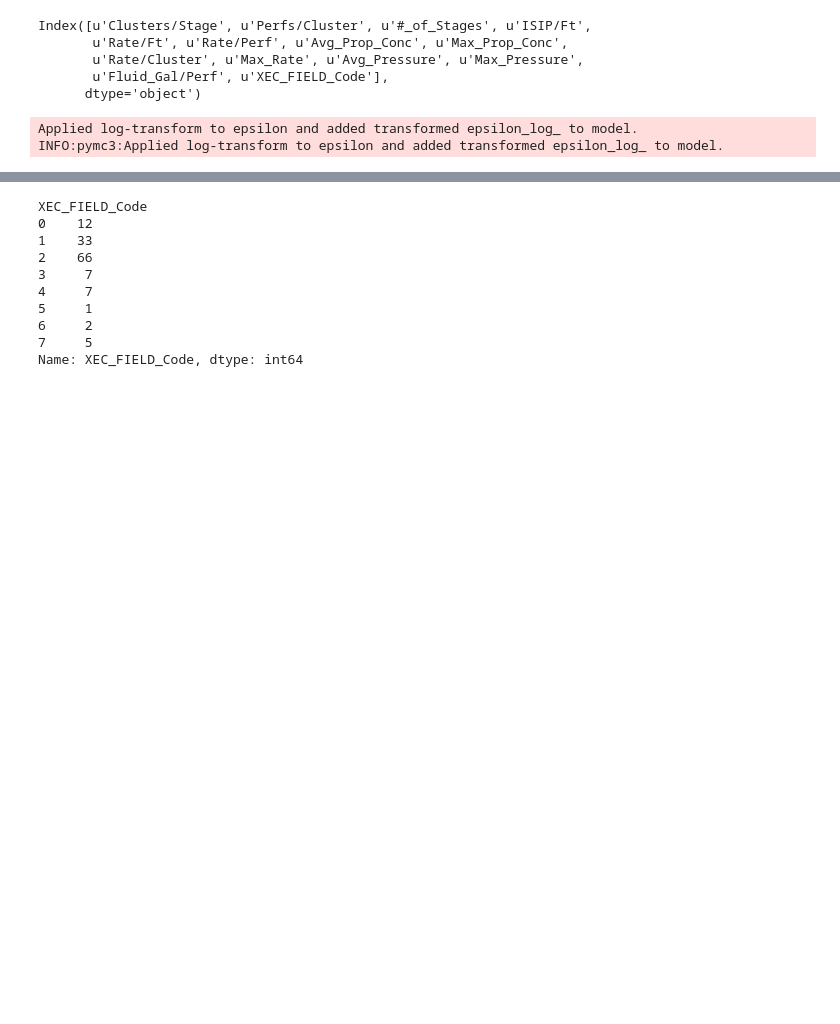
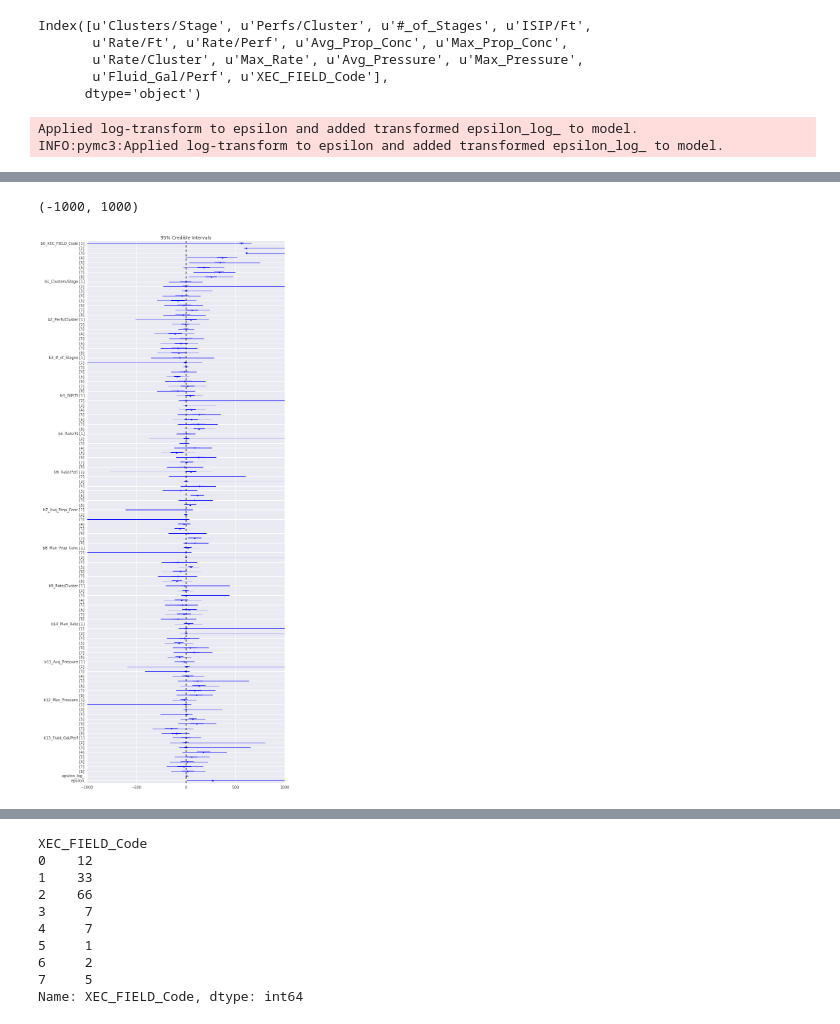
Before and after one commit to jpgrana/bayesian-approach-predicting-well-production, a Jupyter notebook: model.ipynb, the cells around one changed output, grey strips where cells are left out. Cells and saved outputs as stored; diff of their text form; code cells hidden in the pictures; blank space fills up the shorter version.

```diff
--- a/model.ipynb
+++ b/model.ipynb
@@ -365,3 +366,10 @@ plot_traces(trc_unpooled[-500:], varnames=rvs_unpooled)
+# %%
+plt.figure(figsize=(12, 24))
+pm.forestplot(trc_unpooled)
+plt.xlim([-1000, 1000])
+# %% [output]
+(-1000, 1000)
+[figure, added]
 # %%
 dfsm_unpl_field = create_smry(trc_unpooled[-500:], X_train, 'XEC_FIELD_Code')
 custom_forestplot(dfsm_unpl_field)
```
Also changed, not shown: parts of 11 cells of this notebook.
